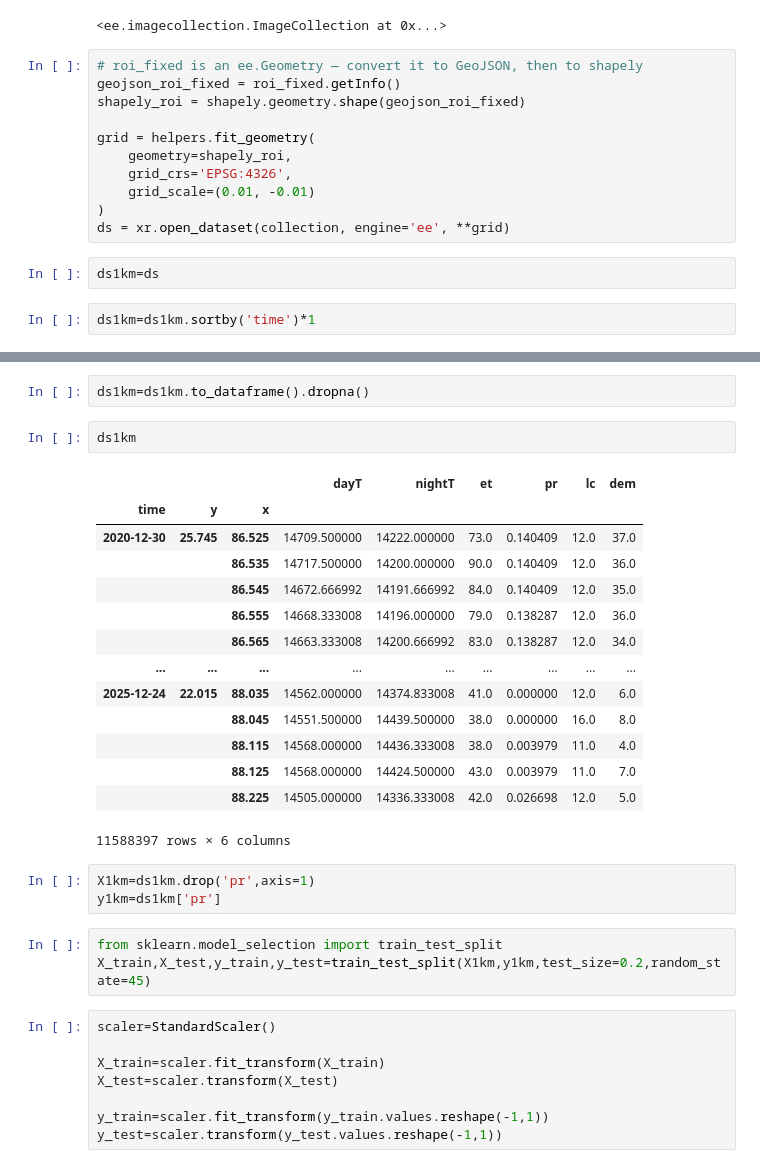
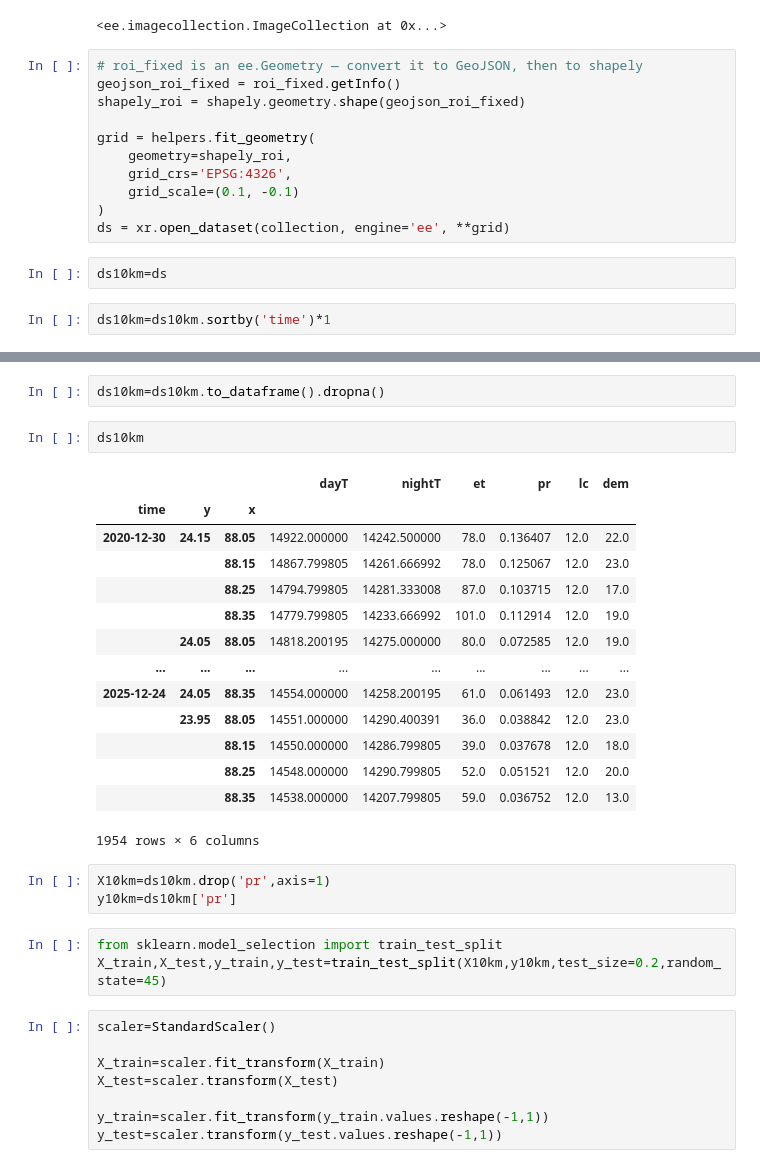
Before and after one commit to Sayak-coder/SIH_26086, a Jupyter notebook: weekly_prediction.ipynb, the cells around one changed output, grey strips where cells are left out. Saved outputs shown, nothing was run; the diff lists cells and outputs as text.

```diff
--- a/weekly_prediction.ipynb
+++ b/weekly_prediction.ipynb
@@ -245,10 +245,10 @@ shapely_roi = shapely.geometry.shape(geojson_roi_fixed)
 grid = helpers.fit_geometry(
     geometry=shapely_roi,
     grid_crs='EPSG:4326',
-    grid_scale=(0.01, -0.01)
+    grid_scale=(0.1, -0.1)
 )
 ds = xr.open_dataset(collection, engine='ee', **grid)
 # %%
-ds1km=ds
+ds10km=ds
 # %%
-ds1km=ds1km.sortby('time')*1
+ds10km=ds10km.sortby('time')*1
@@ -271,28 +271,28 @@ Data variables:
 # %%
-ds1km=ds1km.to_dataframe().dropna()
+ds10km=ds10km.to_dataframe().dropna()
-# %%
-ds1km
-# %% [output]
-|  |  |  | dayT | nightT | et | pr | lc | dem |
-| time | y | x |  |  |  |  |  |  |
-| 2020-12-30 | 25.745 | 86.525 | 14709.500000 | 14222.000000 | 73.0 | 0.140409 | 12.0 | 37.0 |
-|  |  | 86.535 | 14717.500000 | 14200.000000 | 90.0 | 0.140409 | 12.0 | 36.0 |
-|  |  | 86.545 | 14672.666992 | 14191.666992 | 84.0 | 0.140409 | 12.0 | 35.0 |
-|  |  | 86.555 | 14668.333008 | 14196.000000 | 79.0 | 0.138287 | 12.0 | 36.0 |
-|  |  | 86.565 | 14663.333008 | 14200.666992 | 83.0 | 0.138287 | 12.0 | 34.0 |
-| ... | ... | ... | ... | ... | ... | ... | ... | ... |
-| 2025-12-24 | 22.015 | 88.035 | 14562.000000 | 14374.833008 | 41.0 | 0.000000 | 12.0 | 6.0 |
-|  |  | 88.045 | 14551.500000 | 14439.500000 | 38.0 | 0.000000 | 16.0 | 8.0 |
-|  |  | 88.115 | 14568.000000 | 14436.333008 | 38.0 | 0.003979 | 11.0 | 4.0 |
-|  |  | 88.125 | 14568.000000 | 14424.500000 | 43.0 | 0.003979 | 11.0 | 7.0 |
-|  |  | 88.225 | 14505.000000 | 14336.333008 | 42.0 | 0.026698 | 12.0 | 5.0 |
-11588397 rows × 6 columns
+# %%
+ds10km
+# %% [output]
+|  |  |  | dayT | nightT | et | pr | lc | dem |
+| time | y | x |  |  |  |  |  |  |
+| 2020-12-30 | 24.15 | 88.05 | 14922.000000 | 14242.500000 | 78.0 | 0.136407 | 12.0 | 22.0 |
+|  |  | 88.15 | 14867.799805 | 14261.666992 | 78.0 | 0.125067 | 12.0 | 23.0 |
+|  |  | 88.25 | 14794.799805 | 14281.333008 | 87.0 | 0.103715 | 12.0 | 17.0 |
+|  |  | 88.35 | 14779.799805 | 14233.666992 | 101.0 | 0.112914 | 12.0 | 19.0 |
+|  | 24.05 | 88.05 | 14818.200195 | 14275.000000 | 80.0 | 0.072585 | 12.0 | 19.0 |
+| ... | ... | ... | ... | ... | ... | ... | ... | ... |
+| 2025-12-24 | 24.05 | 88.35 | 14554.000000 | 14258.200195 | 61.0 | 0.061493 | 12.0 | 23.0 |
+|  | 23.95 | 88.05 | 14551.000000 | 14290.400391 | 36.0 | 0.038842 | 12.0 | 23.0 |
+|  |  | 88.15 | 14550.000000 | 14286.799805 | 39.0 | 0.037678 | 12.0 | 18.0 |
+|  |  | 88.25 | 14548.000000 | 14290.799805 | 52.0 | 0.051521 | 12.0 | 20.0 |
+|  |  | 88.35 | 14538.000000 | 14207.799805 | 59.0 | 0.036752 | 12.0 | 13.0 |
+1954 rows × 6 columns
 # %%
-X1km=ds1km.drop('pr',axis=1)
-y1km=ds1km['pr']
+X10km=ds10km.drop('pr',axis=1)
+y10km=ds10km['pr']
 # %%
 from sklearn.model_selection import train_test_split
-X_train,X_test,y_train,y_test=train_test_split(X1km,y1km,test_size=0.2,random_state=45)
+X_train,X_test,y_train,y_test=train_test_split(X10km,y10km,test_size=0.2,random_state=45)
 # %%
 scaler=StandardScaler()
 
```
Also changed, not shown: parts of 15 cells of this notebook.
